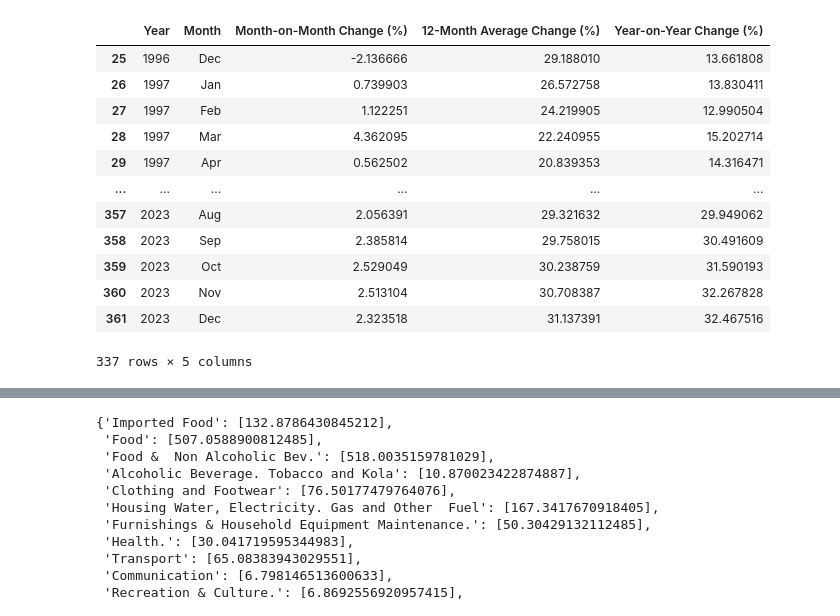
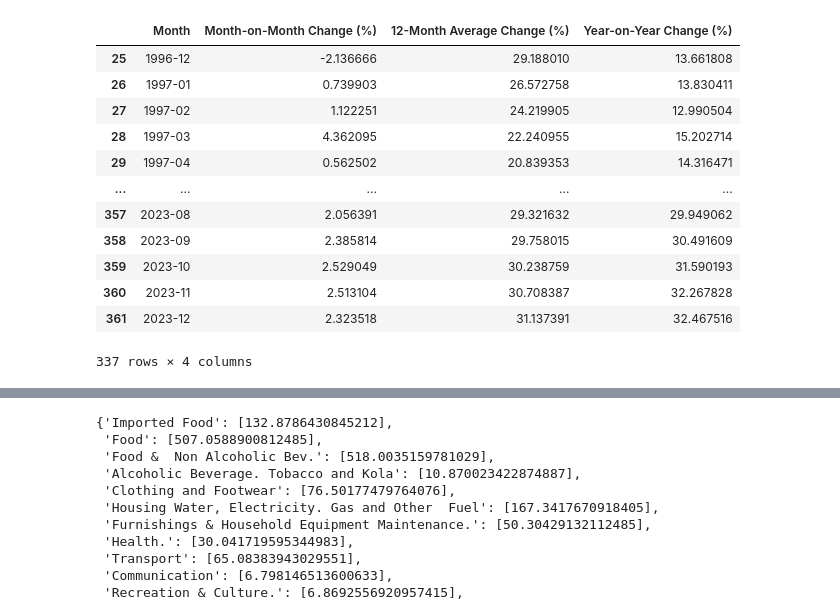
Before and after one commit to MartinsAwojide/inflation_nowcast, a Jupyter notebook: cpi_collation.ipynb, the cells around one changed output, grey strips where cells are left out. Cells and saved outputs as stored; diff of their text form; code cells hidden in the pictures.

Commit message:
UPDATE: relevant ground truth and trends data w/ collation notebooks

```diff
--- a/data_utils.ipynb
+++ b/cpi_collation.ipynb
@@ -134,32 +134,53 @@ def get_cluster_cpi_data(report=cpi_2024, cluster_type="composite", data_type="i
         }, inplace=True)
 
         return cpi_data_df.iloc[:, [0, 1, -4, -2, -3]]
+# %%
+# function that get the cluster type and datatype for get_cluster_cpi_data
+# and modifies the dataframe so that the Month column is reformatted to %Y-%m
+# using the value in the Year and Month columns and returns the modified dataframe
+# the modified dataframe should be saved as a csv file using the cluster type and datatype
+def get_cluster_cpi_data_and_save(report=cpi_2024, cluster_type="composite", data_type="items"):
+
+    # Get the CPI data
+    cpi_data_df = get_cluster_cpi_data(report=report, cluster_type=cluster_type, data_type=data_type)
+
+    # Format the Month column to YYYY-MM format
+    cpi_data_df['Month'] = cpi_data_df.apply(lambda row: f'{row["Year"]}-{datetime.strptime(row["Month"], "%b").strftime("%m")}', axis=1)
+
+    # Drop the Year column
+    cpi_data_df.drop(columns=['Year'], inplace=True)
+
+    # Save the modified DataFrame to a CSV file
+    csv_filename = f"{cluster_type}_{data_type}.csv"
+    cpi_data_df.to_csv(csv_filename, index=False)
+
+    return cpi_data_df
 # %%
-# get_cluster_cpi_data(cluster_type="composite", data_type="items")
-# get_cluster_cpi_data(cluster_type="composite", data_type="aggregate")
-# get_cluster_cpi_data(cluster_type="composite", data_type="aggregate_ratios")
+get_cluster_cpi_data_and_save(cluster_type="composite", data_type="items")
+get_cluster_cpi_data_and_save(cluster_type="composite", data_type="aggregate")
+get_cluster_cpi_data_and_save(cluster_type="composite", data_type="aggregate_ratios")
 
-# get_cluster_cpi_data(cluster_type="urban", data_type="items")
-# get_cluster_cpi_data(cluster_type="urban", data_type="aggregate")
-# get_cluster_cpi_data(cluster_type="urban", data_type="aggregate_ratios")
+get_cluster_cpi_data_and_save(cluster_type="urban", data_type="items")
+get_cluster_cpi_data_and_save(cluster_type="urban", data_type="aggregate")
+get_cluster_cpi_data_and_save(cluster_type="urban", data_type="aggregate_ratios")
 
-# get_cluster_cpi_data(cluster_type="rural", data_type="items")
-# get_cluster_cpi_data(cluster_type="rural", data_type="aggregate")
-get_cluster_cpi_data(cluster_type="rural", data_type="aggregate_ratios")
+get_cluster_cpi_data_and_save(cluster_type="rural", data_type="items")
+get_cluster_cpi_data_and_save(cluster_type="rural", data_type="aggregate")
+get_cluster_cpi_data_and_save(cluster_type="rural", data_type="aggregate_ratios")
 # %% [output]
-|  | Year | Month | Month-on-Month Change (%) | 12-Month Average Change (%) | Year-on-Year Change (%) |
-| 25 | 1996 | Dec | -2.136666 | 29.188010 | 13.661808 |
-| 26 | 1997 | Jan | 0.739903 | 26.572758 | 13.830411 |
-| 27 | 1997 | Feb | 1.122251 | 24.219905 | 12.990504 |
-| 28 | 1997 | Mar | 4.362095 | 22.240955 | 15.202714 |
-| 29 | 1997 | Apr | 0.562502 | 20.839353 | 14.316471 |
-| ... | ... | ... | ... | ... | ... |
-| 357 | 2023 | Aug | 2.056391 | 29.321632 | 29.949062 |
-| 358 | 2023 | Sep | 2.385814 | 29.758015 | 30.491609 |
-| 359 | 2023 | Oct | 2.529049 | 30.238759 | 31.590193 |
-| 360 | 2023 | Nov | 2.513104 | 30.708387 | 32.267828 |
-| 361 | 2023 | Dec | 2.323518 | 31.137391 | 32.467516 |
+|  | Month | Month-on-Month Change (%) | 12-Month Average Change (%) | Year-on-Year Change (%) |
+| 25 | 1996-12 | -2.136666 | 29.188010 | 13.661808 |
+| 26 | 1997-01 | 0.739903 | 26.572758 | 13.830411 |
+| 27 | 1997-02 | 1.122251 | 24.219905 | 12.990504 |
+| 28 | 1997-03 | 4.362095 | 22.240955 | 15.202714 |
+| 29 | 1997-04 | 0.562502 | 20.839353 | 14.316471 |
+| ... | ... | ... | ... | ... |
+| 357 | 2023-08 | 2.056391 | 29.321632 | 29.949062 |
+| 358 | 2023-09 | 2.385814 | 29.758015 | 30.491609 |
+| 359 | 2023-10 | 2.529049 | 30.238759 | 31.590193 |
+| 360 | 2023-11 | 2.513104 | 30.708387 | 32.267828 |
+| 361 | 2023-12 | 2.323518 | 31.137391 | 32.467516 |
-337 rows × 5 columns
+337 rows × 4 columns
 # %%
 # get composite price index values (index and ratios)
 
```
Also changed, not shown: parts of 3 cells of this notebook, 23 other files.
